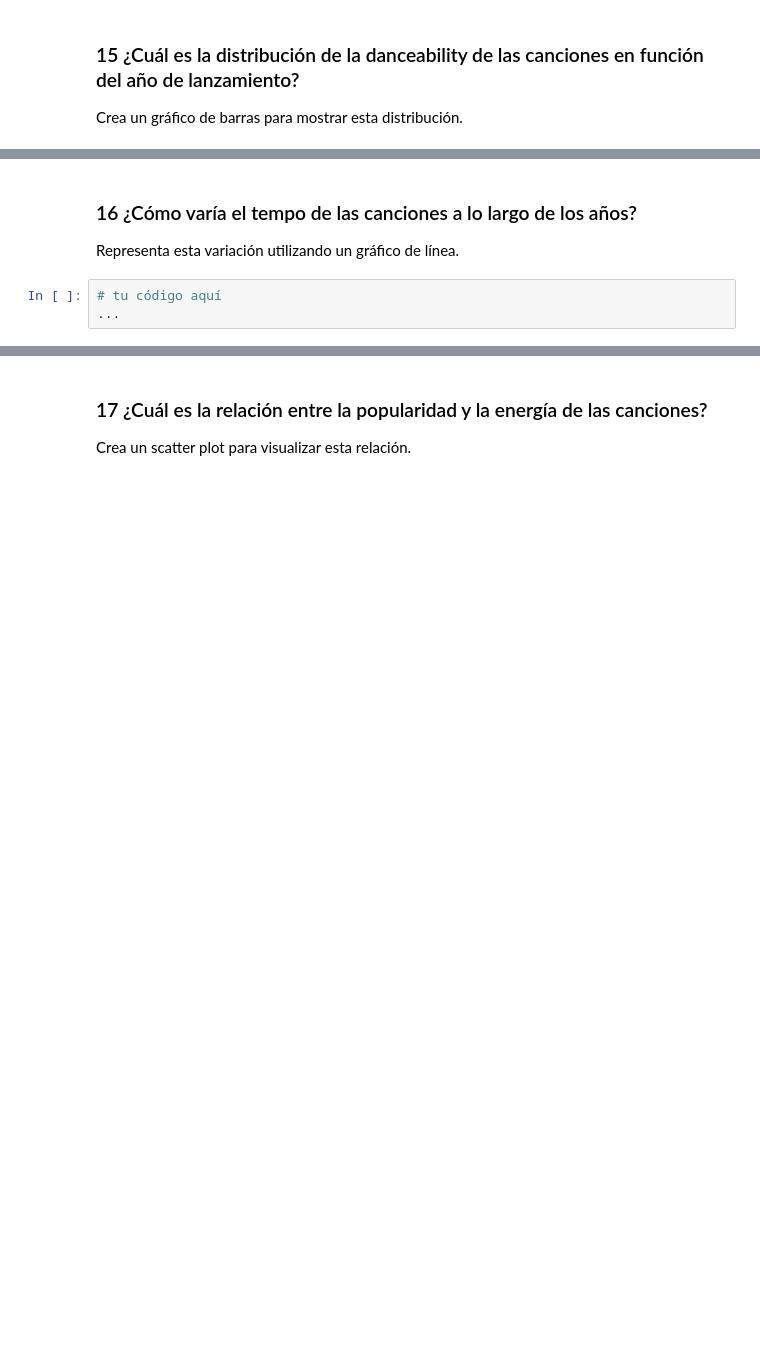
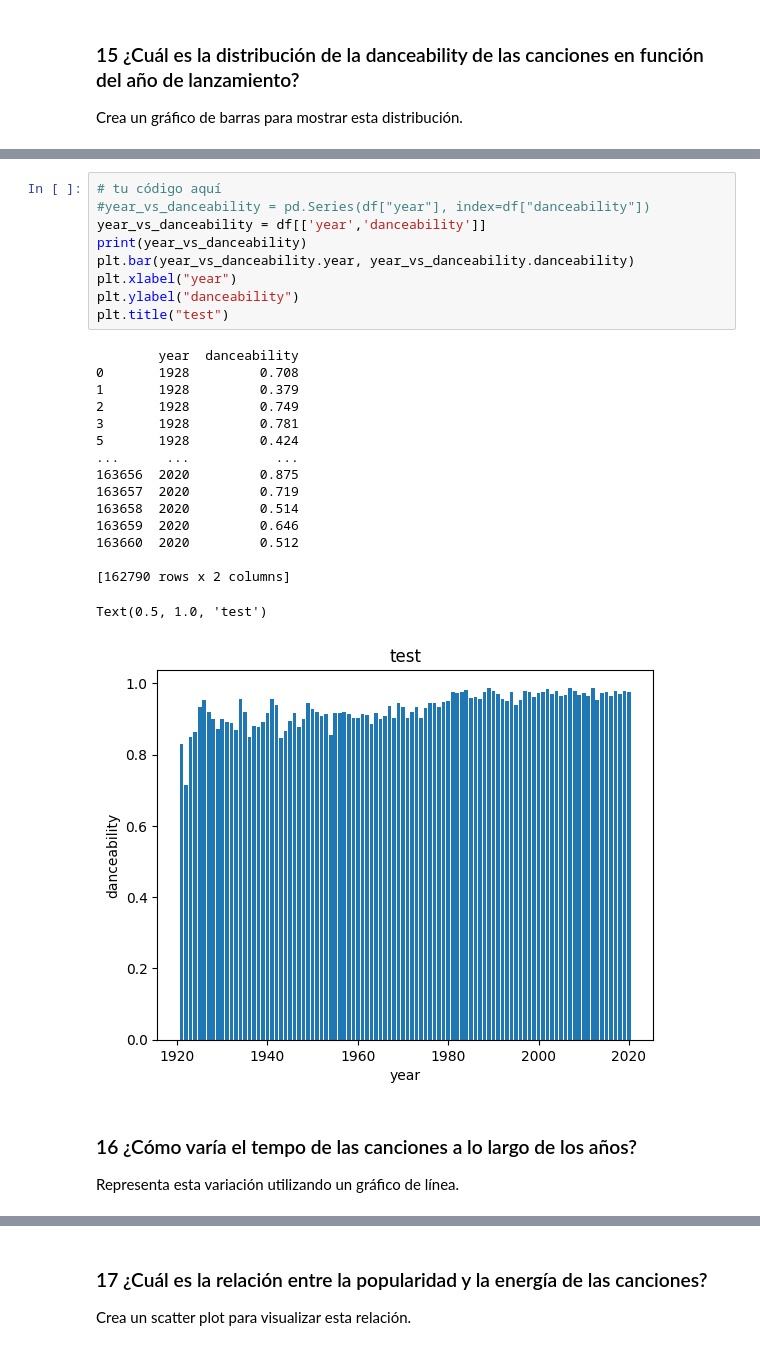
Before and after one commit to jonathanVR/python, a Jupyter notebook: Sesiones/2023-06-24/Trabajo_final.ipynb, the cells around one changed output, grey strips where cells are left out. Saved outputs shown, nothing was run; the diff lists cells and outputs as text; blank space fills up the shorter version.

```diff
--- a/Sesiones/2023-06-24/Trabajo_final.ipynb
+++ b/Sesiones/2023-06-24/Trabajo_final.ipynb
@@ -242,6 +281,29 @@ Crea un gráfico de barras para mostrar esta distribución.
+# %%
+# tu código aquí
+#year_vs_danceability = pd.Series(df["year"], index=df["danceability"])
+year_vs_danceability = df[['year','danceability']]
+print(year_vs_danceability)
+plt.bar(year_vs_danceability.year, year_vs_danceability.danceability)
+plt.xlabel("year")
+plt.ylabel("danceability")
+plt.title("test")
+# %% [output]
+        year  danceability
+0       1928         0.708
+1       1928         0.379
+2       1928         0.749
+3       1928         0.781
+5       1928         0.424
+...      ...           ...
+163656  2020         0.875
+163657  2020         0.719
+163658  2020         0.514
+163659  2020         0.646
+163660  2020         0.512
+
+[162790 rows x 2 columns]
+Text(0.5, 1.0, 'test')
+[figure, added]
 # %% [markdown]
 ### 16 ¿Cómo varía el tempo de las canciones a lo largo de los años?
 Representa esta variación utilizando un gráfico de línea.
-# %%
-# tu código aquí
-...
```
Also changed, not shown: parts of 33 cells of this notebook, 4 other files.
